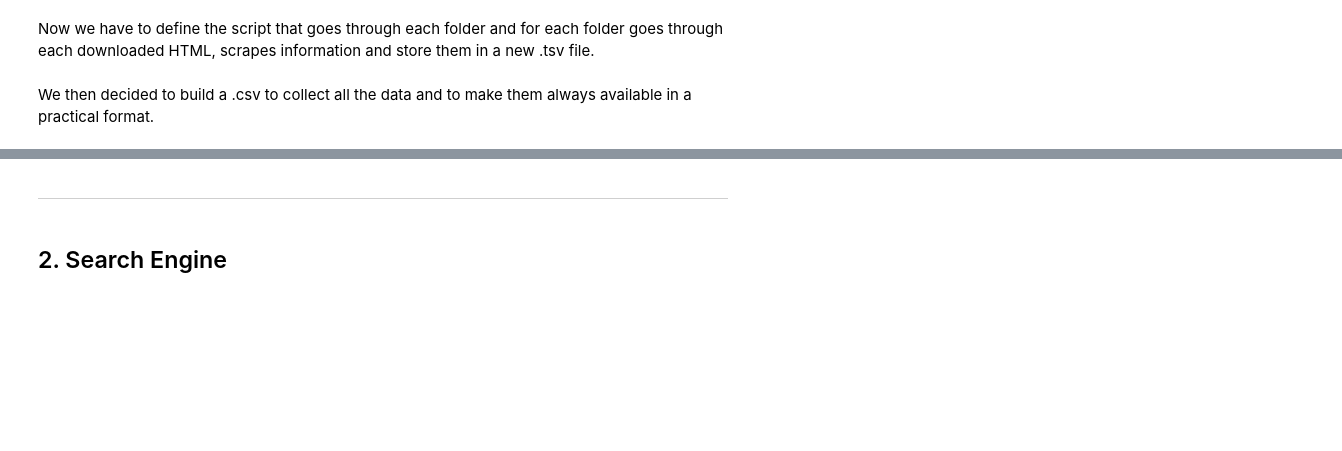
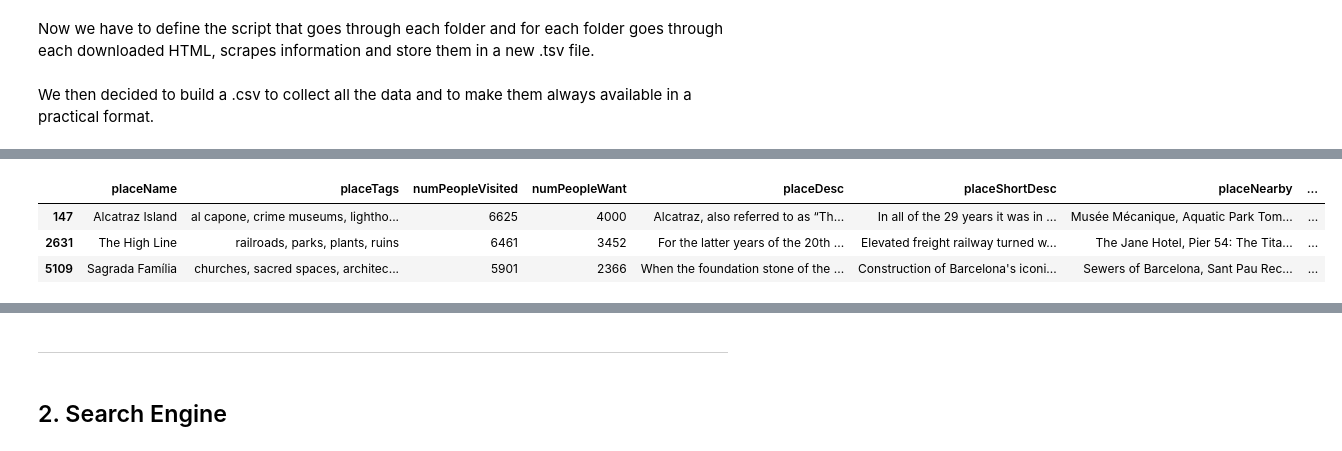
Before and after one commit to LucaFabri99/3HW-ADM-Fabri.Dinino.Aur, a Jupyter notebook: main.ipynb, the cells around one changed output, grey strips where cells are left out. Drawn from its saved outputs; the diff is of its cells as text; code cells hidden in the pictures; blank space fills up the shorter version.

```diff
--- a/main.ipynb
+++ b/main.ipynb
@@ -327,0 +190,3 @@ We now have the whole dataset and we are ready to start building the search engi
+# %%
+mostPopularPlaces = functions.open_dataset('final_dataset.csv')
+mostPopularPlaces
@@ -327,0 +207,7 @@ We now have the whole dataset and we are ready to start building the search engi
+# %%
+mostPopularPlaces.sort_values(by=['numPeopleVisited'], ascending = False).head(3)
+# %% [output]
+|  | placeName | placeTags | numPeopleVisited | numPeopleWant | placeDesc | placeShortDesc | placeNearby | ... |
+| 147 | Alcatraz Island | al capone, crime museums, lightho... | 6625 | 4000 | Alcatraz, also referred to as “Th... | In all of the 29 years it was in ... | Musée Mécanique, Aquatic Park Tom... | ... |
+| 2631 | The High Line | railroads, parks, plants, ruins | 6461 | 3452 | For the latter years of the 20th ... | Elevated freight railway turned w... | The Jane Hotel, Pier 54: The Tita... | ... |
+| 5109 | Sagrada Família | churches, sacred spaces, architec... | 5901 | 2366 | When the foundation stone of the ... | Construction of Barcelona's iconi... | Sewers of Barcelona, Sant Pau Rec... | ... |
```
Also changed, not shown: parts of 47 cells of this notebook, 1 other file.
